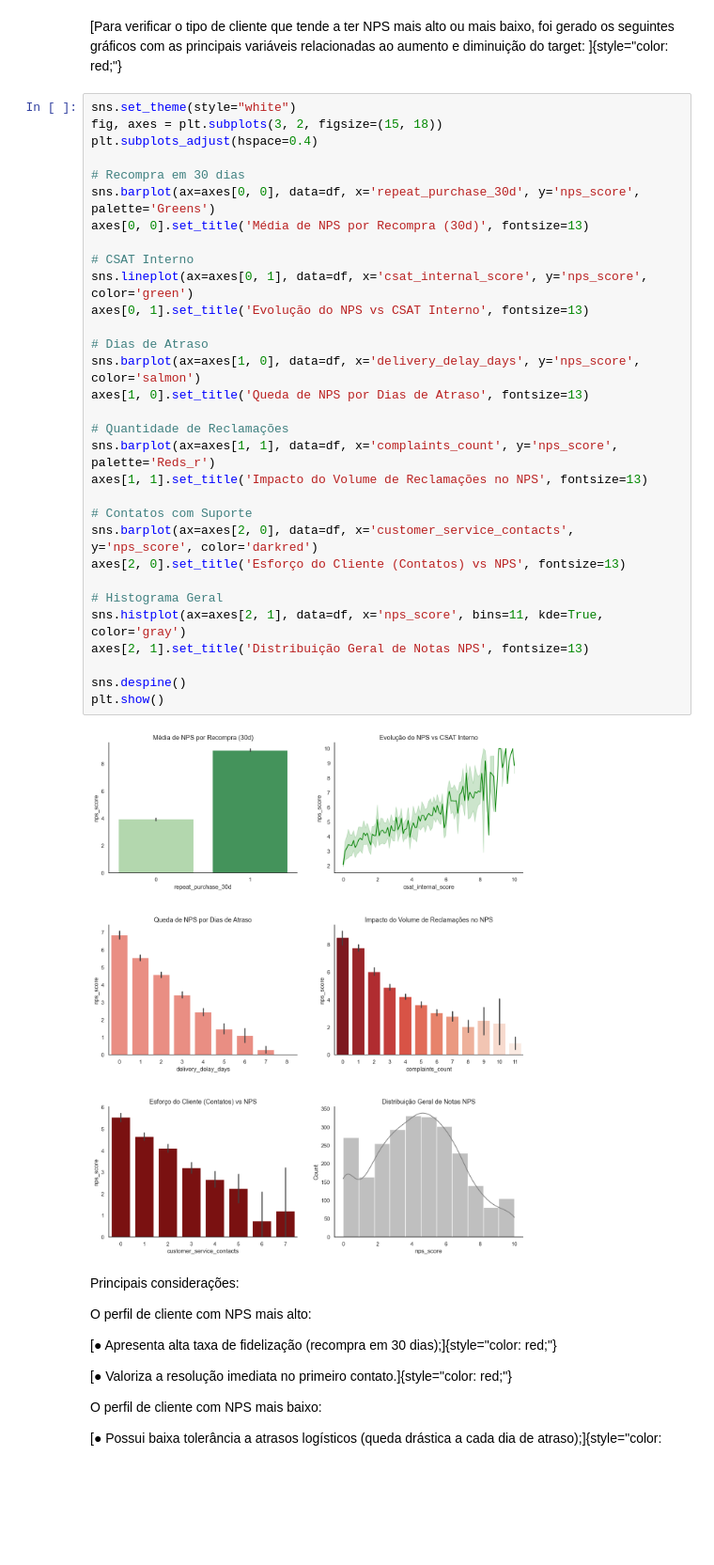
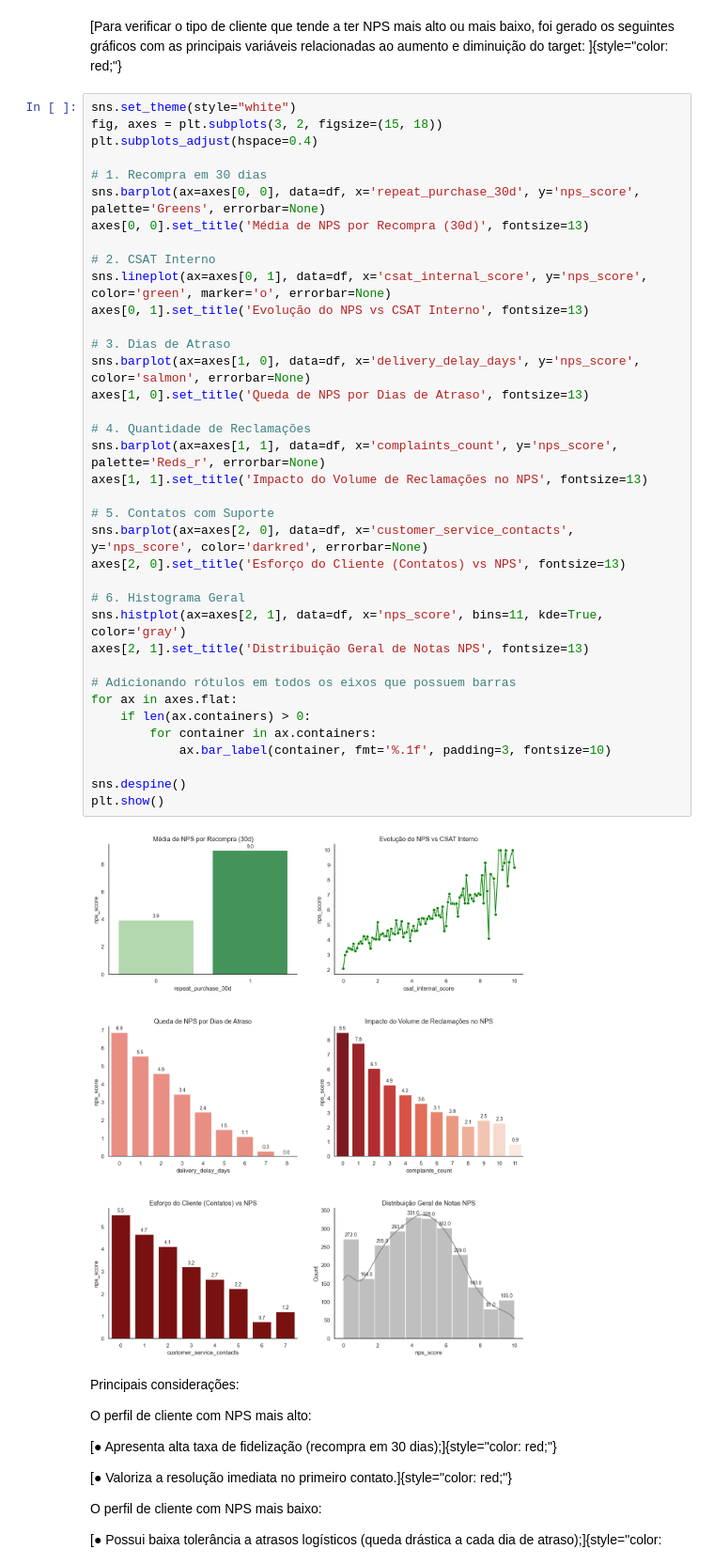
Before and after one commit to juliaborgess18/pos-tech-fiap-ai-scientist, a Jupyter notebook: notebooks/1.0-jbs-eda.ipynb, the cells around one changed output. Shown at 94% size. Cells and saved outputs as stored; diff of their text form; blank space fills up the shorter version.

```diff
--- a/notebooks/1.0-jbs-eda.ipynb
+++ b/notebooks/1.0-jbs-eda.ipynb
@@ -132,36 +132,42 @@ plt.tight_layout()
 # %%
 sns.set_theme(style="white")
 fig, axes = plt.subplots(3, 2, figsize=(15, 18))
 plt.subplots_adjust(hspace=0.4)
 
-# Recompra em 30 dias
-sns.barplot(ax=axes[0, 0], data=df, x='repeat_purchase_30d', y='nps_score', palette='Greens')
+# 1. Recompra em 30 dias
+sns.barplot(ax=axes[0, 0], data=df, x='repeat_purchase_30d', y='nps_score', palette='Greens', errorbar=None)
 axes[0, 0].set_title('Média de NPS por Recompra (30d)', fontsize=13)
 
-# CSAT Interno
-sns.lineplot(ax=axes[0, 1], data=df, x='csat_internal_score', y='nps_score', color='green')
+# 2. CSAT Interno
+sns.lineplot(ax=axes[0, 1], data=df, x='csat_internal_score', y='nps_score', color='green', marker='o', errorbar=None)
 axes[0, 1].set_title('Evolução do NPS vs CSAT Interno', fontsize=13)
 
-# Dias de Atraso
-sns.barplot(ax=axes[1, 0], data=df, x='delivery_delay_days', y='nps_score', color='salmon')
+# 3. Dias de Atraso
+sns.barplot(ax=axes[1, 0], data=df, x='delivery_delay_days', y='nps_score', color='salmon', errorbar=None)
 axes[1, 0].set_title('Queda de NPS por Dias de Atraso', fontsize=13)
 
-# Quantidade de Reclamações
-sns.barplot(ax=axes[1, 1], data=df, x='complaints_count', y='nps_score', palette='Reds_r')
+# 4. Quantidade de Reclamações
+sns.barplot(ax=axes[1, 1], data=df, x='complaints_count', y='nps_score', palette='Reds_r', errorbar=None)
 axes[1, 1].set_title('Impacto do Volume de Reclamações no NPS', fontsize=13)
 
-# Contatos com Suporte
-sns.barplot(ax=axes[2, 0], data=df, x='customer_service_contacts', y='nps_score', color='darkred')
+# 5. Contatos com Suporte
+sns.barplot(ax=axes[2, 0], data=df, x='customer_service_contacts', y='nps_score', color='darkred', errorbar=None)
 axes[2, 0].set_title('Esforço do Cliente (Contatos) vs NPS', fontsize=13)
 
-# Histograma Geral
+# 6. Histograma Geral
 sns.histplot(ax=axes[2, 1], data=df, x='nps_score', bins=11, kde=True, color='gray')
 axes[2, 1].set_title('Distribuição Geral de Notas NPS', fontsize=13)
 
+# Adicionando rótulos em todos os eixos que possuem barras
+for ax in axes.flat:
+    if len(ax.containers) > 0:
+        for container in ax.containers:
+            ax.bar_label(container, fmt='%.1f', padding=3, fontsize=10)
+
 sns.despine()
 plt.show()
 # %% [output]
-[figure, old version]
+[figure, new version]
 # %% [markdown]
 Principais considerações:
 
```
Also changed, not shown: 3 other files.
